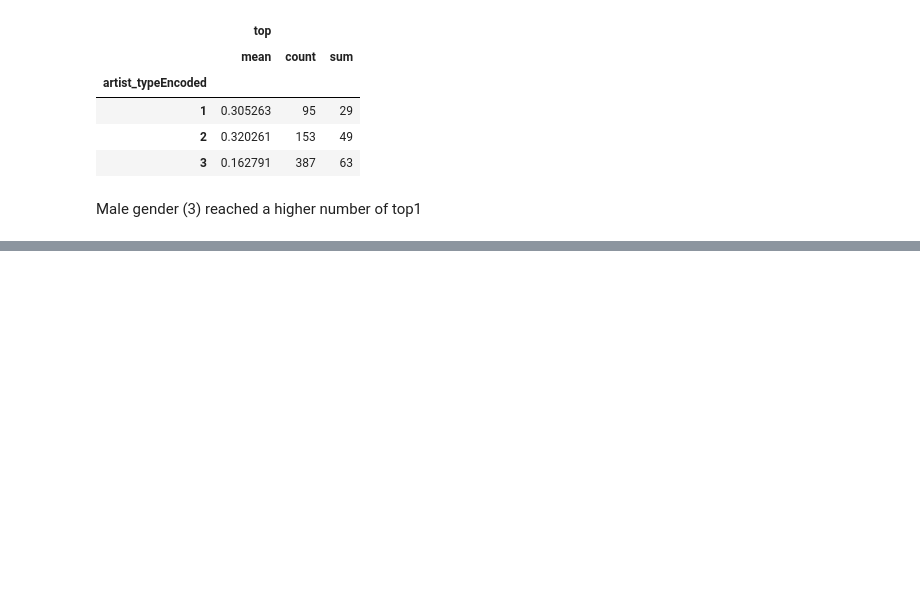
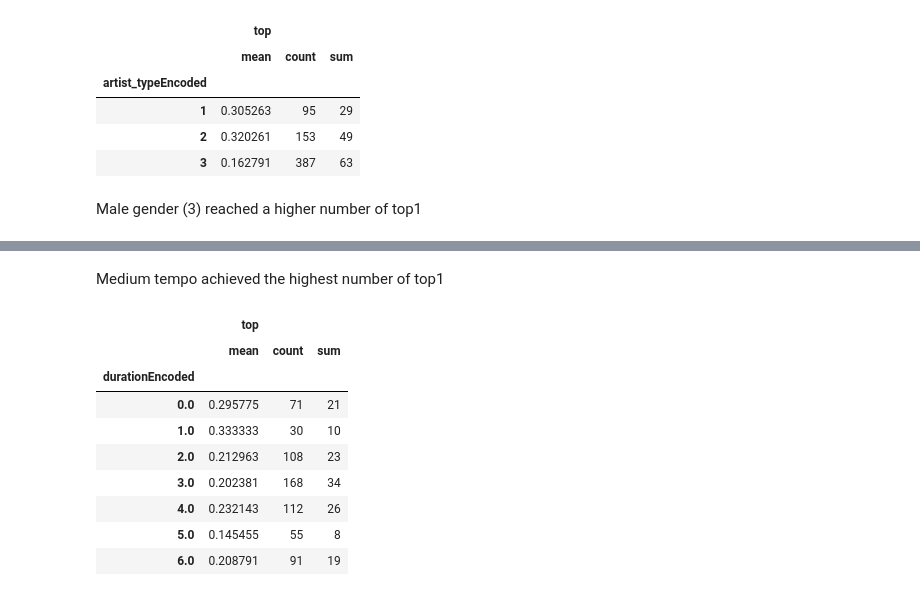
Before and after one commit to IreneCarrasco/AI_and_ML_projects, a Jupyter notebook: Decision_tree_billboard100.ipynb, the cells around one changed output, grey strips where cells are left out. Cells and saved outputs as stored; diff of their text form; code cells hidden in the pictures; blank space fills up the shorter version.

```diff
--- a/Decision_tree_billboard100.ipynb
+++ b/Decision_tree_billboard100.ipynb
@@ -310,0 +324,15 @@ artists_encoded[['artist_typeEncoded', 'top']].groupby(['artist_typeEncoded'], a
+# %% [markdown]
+Medium tempo achieved the highest number of top1
+# %%
+artists_encoded[['durationEncoded', 'top']].groupby(['durationEncoded'], as_index=False).agg(['mean', 'count', 'sum'])
+# %% [output]
+|  | top |  |  |
+|  | mean | count | sum |
+| durationEncoded |  |  |  |
+| 0.0 | 0.295775 | 71 | 21 |
+| 1.0 | 0.333333 | 30 | 10 |
+| 2.0 | 0.212963 | 108 | 23 |
+| 3.0 | 0.202381 | 168 | 34 |
+| 4.0 | 0.232143 | 112 | 26 |
+| 5.0 | 0.145455 | 55 | 8 |
+| 6.0 | 0.208791 | 91 | 19 |
```
Also changed, not shown: parts of 7 cells of this notebook.
